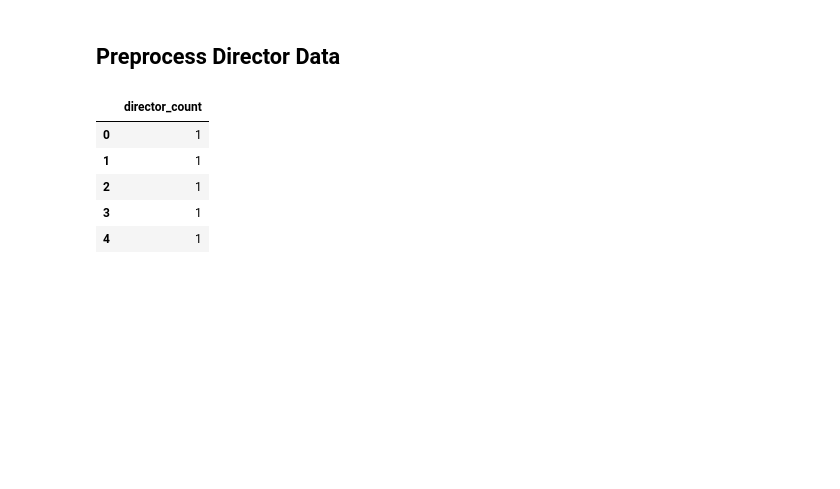
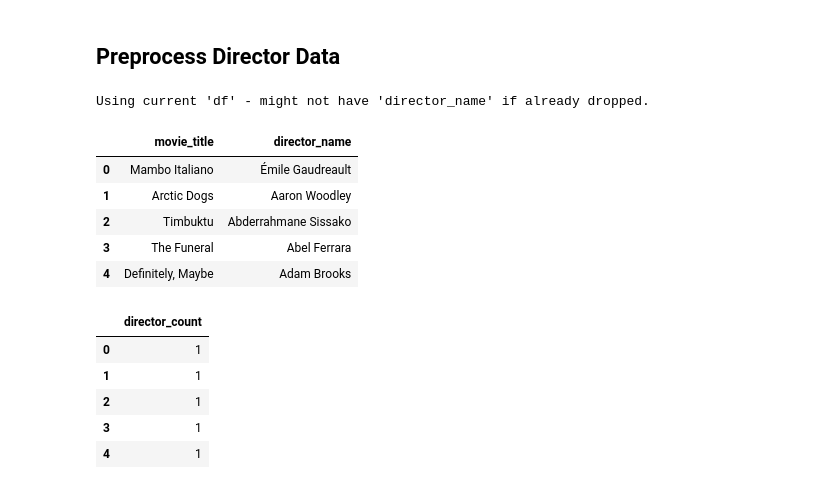
Before and after one commit to Emman-sys/MovieAI, a Jupyter notebook: EmmanuellePranada.ipynb, the cells around one changed output. Saved outputs shown, nothing was run; the diff lists cells and outputs as text; code cells hidden in the pictures; blank space fills up the shorter version.

```diff
--- a/EmmanuellePranada.ipynb
+++ b/EmmanuellePranada.ipynb
@@ -105,6 +105,23 @@ display(genre_counts)
 dtype: int64
 # %% [markdown]
 ## Preprocess Director Data
+# %%
+
+# Check if 'original_df' exists, otherwise use 'df' and hope 'director_name' is still there (less ideal)
+if 'original_df' in locals():
+    display(original_df[['movie_title', 'director_name']].head())
+else:
+    # This might fail if 'director_name' was already dropped from 'df'
+    print("Using current 'df' - might not have 'director_name' if already dropped.")
+    display(df[['movie_title', 'director_name']].head())
+# %% [output]
+Using current 'df' - might not have 'director_name' if already dropped.
+|  | movie_title | director_name |
+| 0 | Mambo Italiano | Émile Gaudreault |
+| 1 | Arctic Dogs | Aaron Woodley |
+| 2 | Timbuktu | Abderrahmane Sissako |
+| 3 | The Funeral | Abel Ferrara |
+| 4 | Definitely, Maybe | Adam Brooks |
 # %%
 # Calculate director counts
 director_counts = df['director_name'].value_counts()
```
Also changed, not shown: parts of 3 cells of this notebook.
